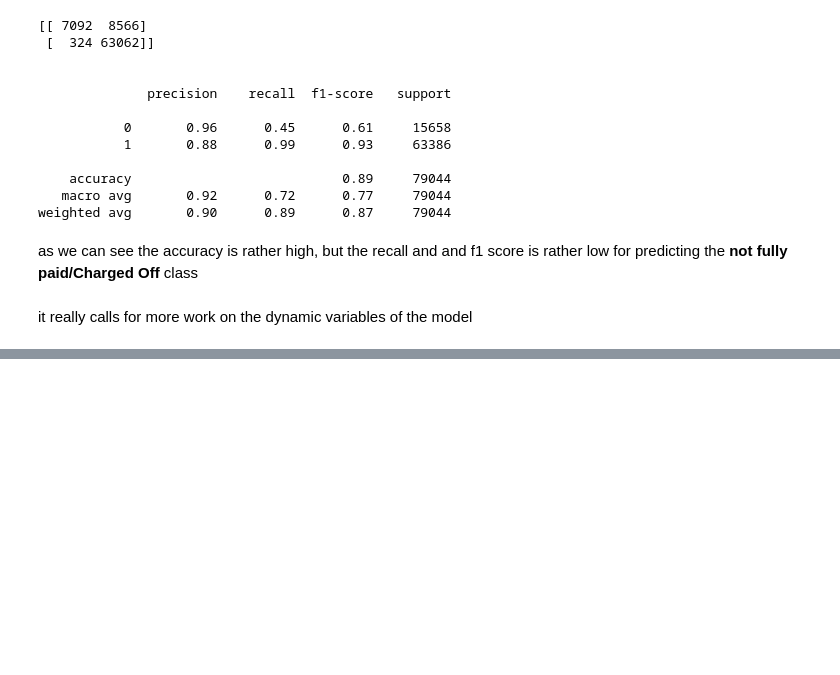
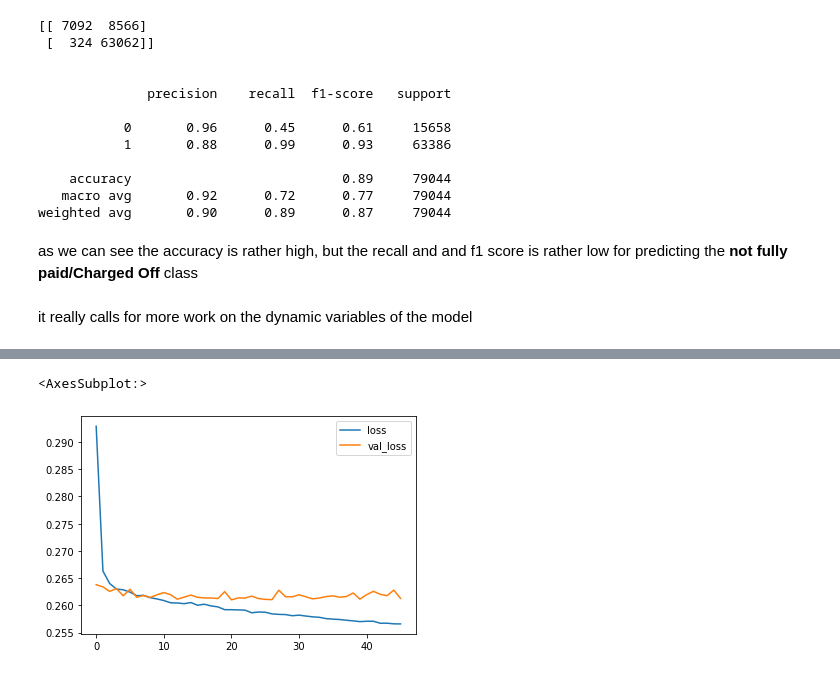
Before and after one commit to Naama000/TensorFlow-and-Keras, a Jupyter notebook: Solo Coding Keras Landing Club project.ipynb, the cells around one changed output, grey strips where cells are left out. Cells and saved outputs as stored; diff of their text form; code cells hidden in the pictures; blank space fills up the shorter version.

```diff
--- a/Solo Coding Keras Landing Club project.ipynb
+++ b/Solo Coding Keras Landing Club project.ipynb
@@ -1346,3 +1346,32 @@ weighted avg       0.90      0.89      0.87     79044
 as we can see the accuracy is rather high, but the recall and  and f1 score is rather low for predicting the **not fully paid/Charged Off** class
 # %% [markdown]
 it really calls for more work on the dynamic variables of the model
+# %%
+early_stop = EarlyStopping(monitor='val_loss', mode = 'auto', verbose = 1, patience=10)
+# %%
+model = Sequential()
+
+model.add(Dense(78, activation='relu'))
+model.add(Dropout(rate = 0.2))
+#rate - the fraction of which we're turning them off. 0 - nothing. 1 - all. 0.2-0.5 - commonly used
+# rate=0.5, means that half of the 30 layers will randomly turned off
+model.add(Dense(45, activation='relu'))
+model.add(Dropout(rate = 0.2))
+
+model.add(Dense(20, activation='relu'))
+model.add(Dropout(rate = 0.5))
+
+# Binary Classification -
+# very important to choose an activation function - 'sigmoid'
+model.add(Dense(1, activation='sigmoid'))
+# binary - loss = 'binary_crossentropy'
+model.compile(optimizer = 'adam', loss = 'binary_crossentropy')
+# %%
+model.fit(
+    x = X_train,
+    y = y_train,
+    epochs = 600,
+    batch_size = 128,
+    validation_data = (X_test, y_test),
+    callbacks = [early_stop]
+)
@@ -1348,0 +1397,7 @@ it really calls for more work on the dynamic variables of the model
+# %%
+losses = pd.DataFrame(model.history.history)
+# %%
+losses.plot()
+# %% [output]
+<AxesSubplot:>
+[figure, added]
```
Also changed, not shown: parts of 13 cells of this notebook.
